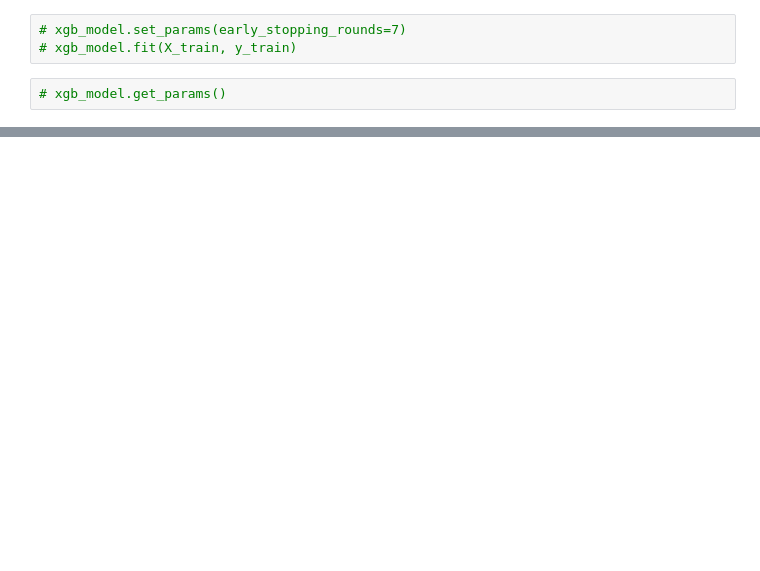
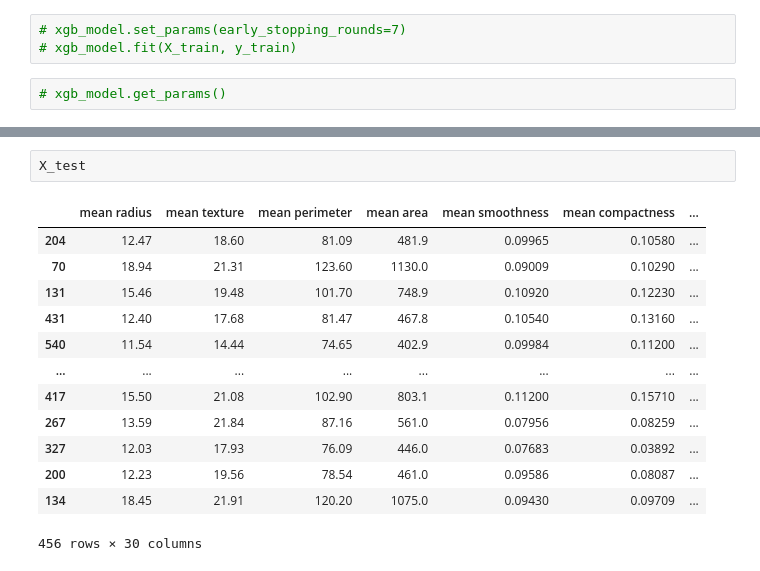
Before and after one commit to JaehyunAhn/AI_for_Education, a Jupyter notebook: VotingClassifier_ensemble_with_earlystopping_example.ipynb, the cells around one changed output, grey strips where cells are left out. Drawn from its saved outputs; the diff is of its cells as text; blank space fills up the shorter version.

```diff
--- a/VotingClassifier_ensemble_with_earlystopping_example.ipynb
+++ b/VotingClassifier_ensemble_with_earlystopping_example.ipynb
@@ -114,0 +144,16 @@ f1_score(y_true=y_test, y_pred=y_pred)
+# %%
+X_test
+# %% [output]
+|  | mean radius | mean texture | mean perimeter | mean area | mean smoothness | mean compactness | ... |
+| 204 | 12.47 | 18.60 | 81.09 | 481.9 | 0.09965 | 0.10580 | ... |
+| 70 | 18.94 | 21.31 | 123.60 | 1130.0 | 0.09009 | 0.10290 | ... |
+| 131 | 15.46 | 19.48 | 101.70 | 748.9 | 0.10920 | 0.12230 | ... |
+| 431 | 12.40 | 17.68 | 81.47 | 467.8 | 0.10540 | 0.13160 | ... |
+| 540 | 11.54 | 14.44 | 74.65 | 402.9 | 0.09984 | 0.11200 | ... |
+| ... | ... | ... | ... | ... | ... | ... | ... |
+| 417 | 15.50 | 21.08 | 102.90 | 803.1 | 0.11200 | 0.15710 | ... |
+| 267 | 13.59 | 21.84 | 87.16 | 561.0 | 0.07956 | 0.08259 | ... |
+| 327 | 12.03 | 17.93 | 76.09 | 446.0 | 0.07683 | 0.03892 | ... |
+| 200 | 12.23 | 19.56 | 78.54 | 461.0 | 0.09586 | 0.08087 | ... |
+| 134 | 18.45 | 21.91 | 120.20 | 1075.0 | 0.09430 | 0.09709 | ... |
+456 rows × 30 columns
```
Also changed, not shown: parts of 3 cells of this notebook.
